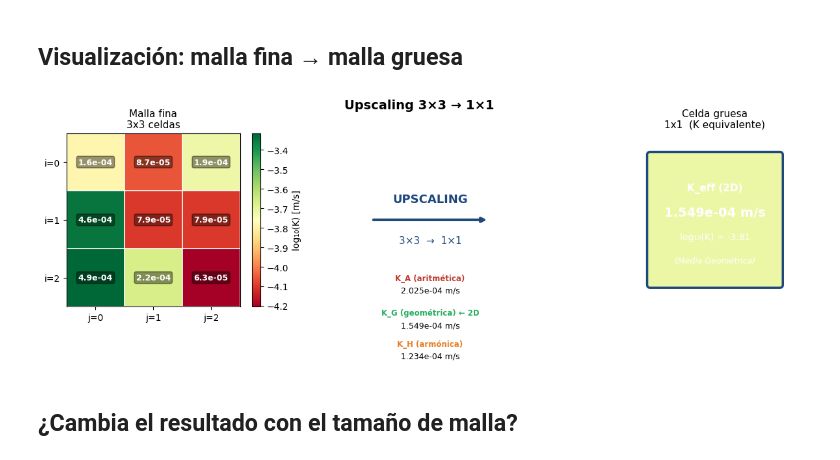
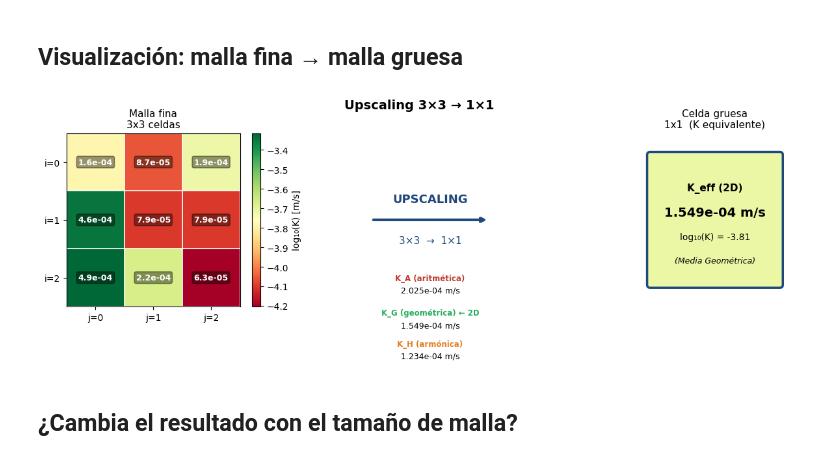
Before and after one commit to abelardo1685/unam-groundwater-optimization, a Jupyter notebook: notebooks/U01_Upscaling_K_Demo.ipynb, the cells around one changed output. Saved outputs shown, nothing was run; the diff lists cells and outputs as text; code cells hidden in the pictures.

```diff
--- a/notebooks/U01_Upscaling_K_Demo.ipynb
+++ b/notebooks/U01_Upscaling_K_Demo.ipynb
@@ -133,38 +142,38 @@ for val, lbl, col in [(Ka,'K_A (aritmética)',ROJO),
                        (Kg,'K_G (geométrica) ← 2D',VERDE),
                        (Kh,'K_H (armónica)',   '#E67E22')]:
     ax2.text(0.5, tabla_y, f'{lbl}', ha='center', fontsize=8.5,
              transform=ax2.transAxes, color=col, fontweight='bold')
     ax2.text(0.5, tabla_y - 0.07, f'{val:.3e} m/s', ha='center', fontsize=9,
              transform=ax2.transAxes, color='black')
     tabla_y -= 0.2 if lbl.startswith('K_A') else 0.18
 
 # ── Panel derecho: celda upscaleada ─────────────────────────────
 ax3 = axes[2]
 ax3.set_xlim(-0.1, 1.1); ax3.set_ylim(-0.1, 1.1)
 ax3.set_aspect('equal')
 ax3.axis('off')
 
 rect = patches.FancyBboxPatch((0.05, 0.05), 0.9, 0.9,
                                boxstyle="round,pad=0.02",
                                linewidth=2.5, edgecolor=AZUL,
                                facecolor=plt.cm.RdYlGn(0.55))
 ax3.add_patch(rect)
 
 ax3.text(0.5, 0.72, 'K_eff (2D)', ha='center', va='center',
-         fontsize=11, color='white', fontweight='bold')
+         fontsize=11, color='black', fontweight='bold')
 ax3.text(0.5, 0.55, f'{Kg:.3e} m/s', ha='center', va='center',
-         fontsize=14, color='white', fontweight='bold')
+         fontsize=14, color='black', fontweight='bold')
 ax3.text(0.5, 0.38, f'log₁₀(K) = {np.log10(Kg):.2f}', ha='center', va='center',
-         fontsize=10, color='white')
+         fontsize=10, color='black')
 ax3.text(0.5, 0.22, '(Media Geométrica)', ha='center', va='center',
-         fontsize=9, color='white', style='italic')
+         fontsize=9, color='black', style='italic')
 ax3.set_title("Celda gruesa\n1x1  (K equivalente)", fontsize=11)
 
 plt.tight_layout()
 plt.savefig('docs/unidad_01/notas/upscaling_demo.png', dpi=150, bbox_inches='tight')
 plt.show()
 # %% [output]
-[figure, old version]
+[figure, new version]
 # %% [markdown]
 ## ¿Cambia el resultado con el tamaño de malla?
 # %%
```
Also changed, not shown: parts of 1 cell of this notebook, 1 other file.
